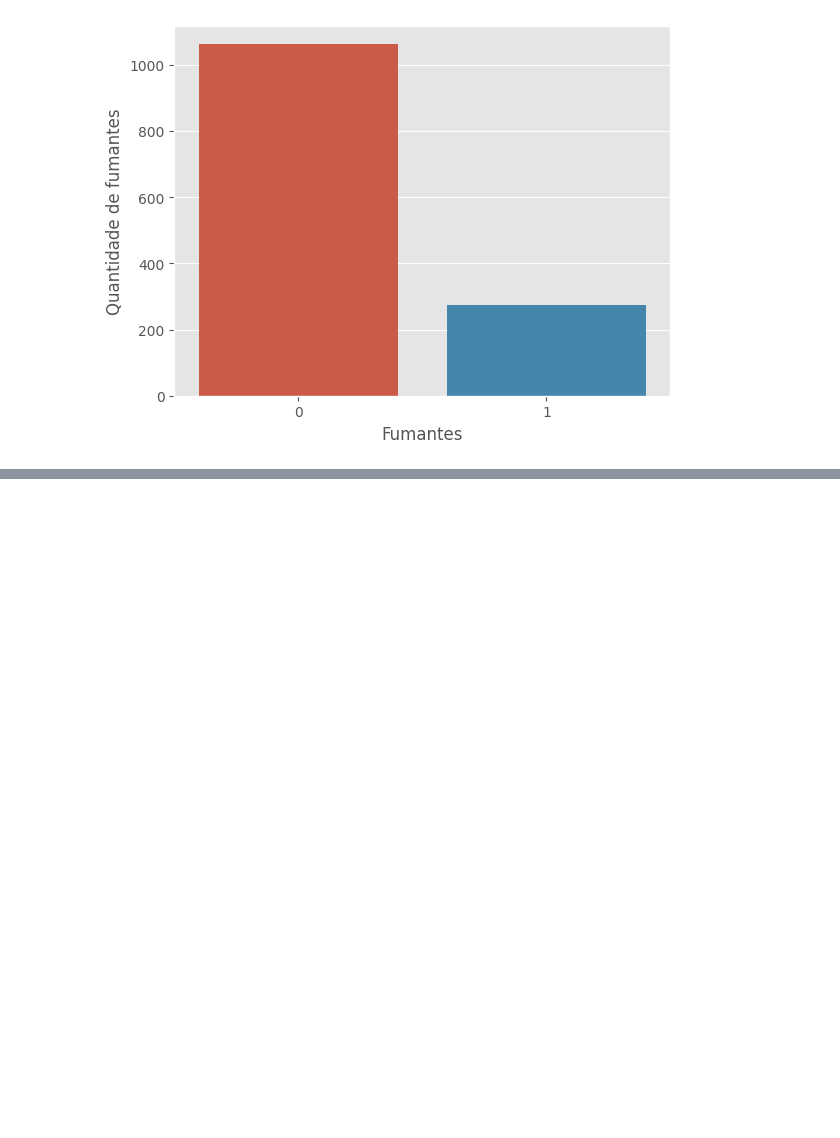
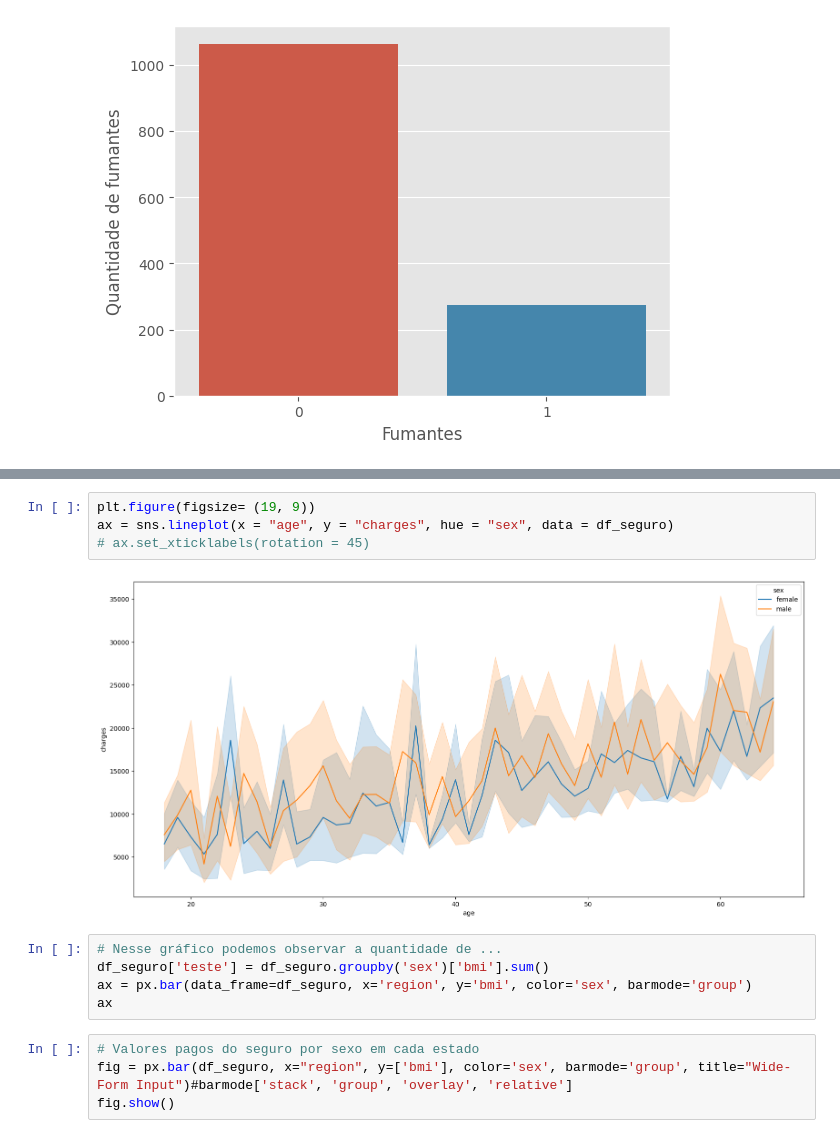
Before and after one commit to devAquino/Medical-Insurance-Analysis, a Jupyter notebook: insurance.ipynb, the cells around one changed output, grey strips where cells are left out. Cells and saved outputs as stored; diff of their text form; blank space fills up the shorter version.

```diff
--- a/insurance.ipynb
+++ b/insurance.ipynb
@@ -215,0 +174,15 @@ ValueError: Mime type rendering requires nbformat>=4.2.0 but it is not installed
+# %%
+plt.figure(figsize= (19, 9))
+ax = sns.lineplot(x = "age", y = "charges", hue = "sex", data = df_seguro)
+# ax.set_xticklabels(rotation = 45)
+# %% [output]
+[figure, added]
+# %%
+# Nesse gráfico podemos observar a quantidade de ...
+df_seguro['teste'] = df_seguro.groupby('sex')['bmi'].sum()
+ax = px.bar(data_frame=df_seguro, x='region', y='bmi', color='sex', barmode='group')
+ax
+# %%
+# Valores pagos do seguro por sexo em cada estado
+fig = px.bar(df_seguro, x="region", y=['bmi'], color='sex', barmode='group', title="Wide-Form Input")#barmode['stack', 'group', 'overlay', 'relative']
+fig.show()
```
Also changed, not shown: parts of 9 cells of this notebook.
